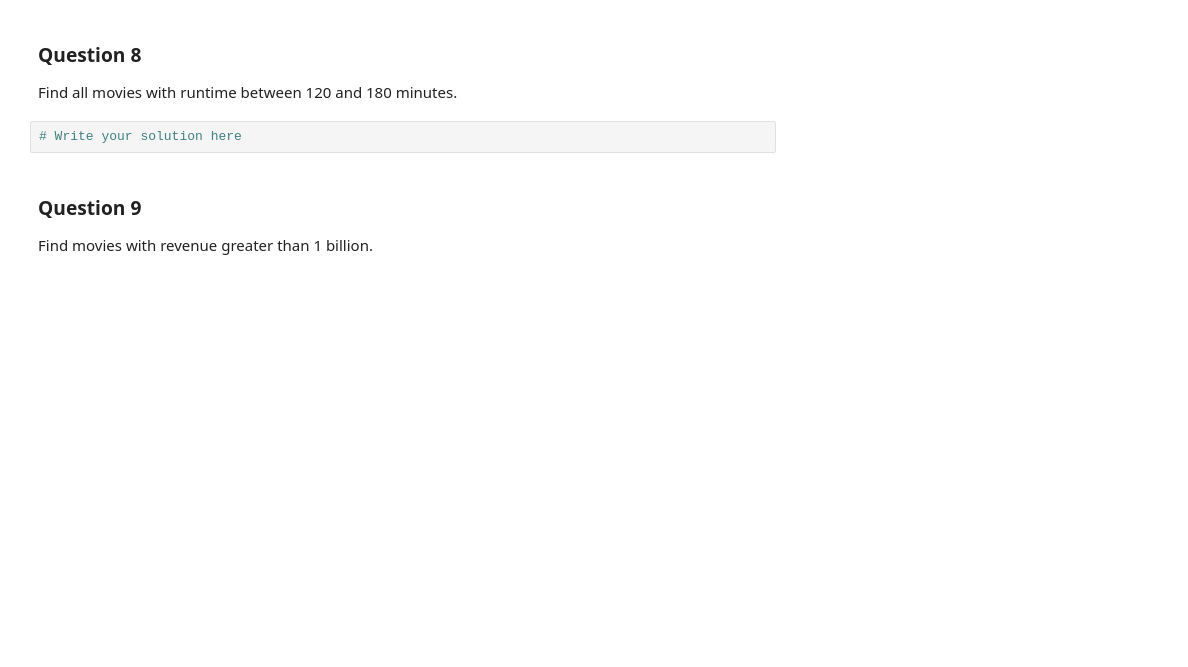
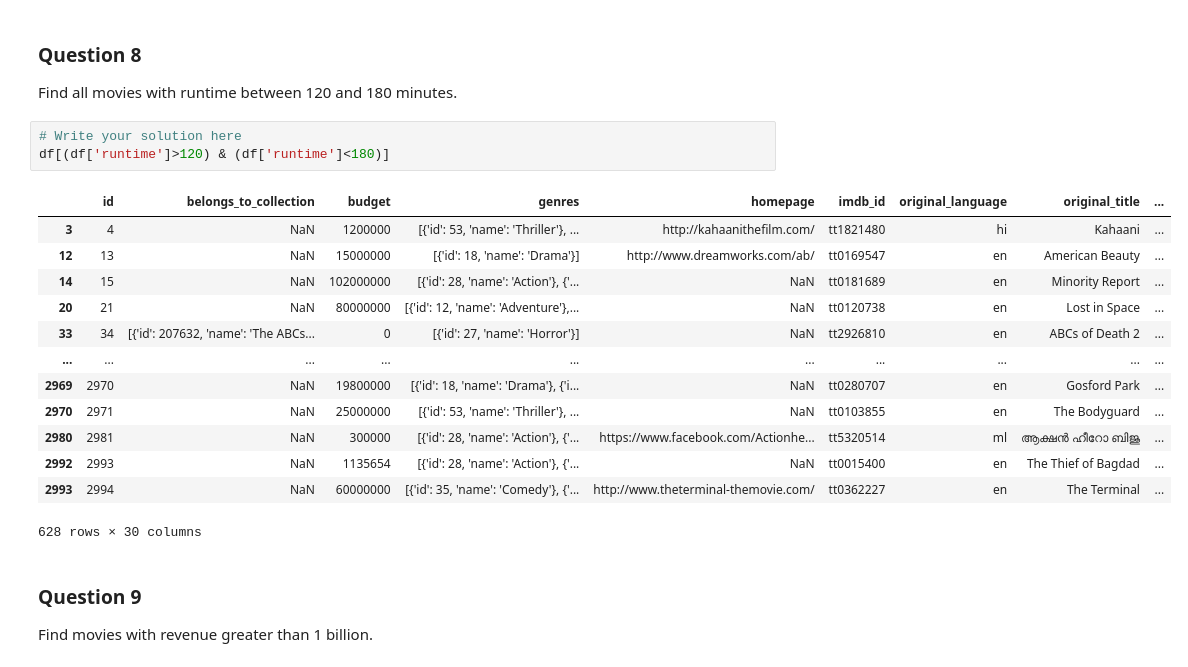
Before and after one commit to sanyam092006/ml_new, a Jupyter notebook: Copy_of_IMDb_Week_Long_Pandas_Assignment.ipynb, the cells around one changed output. Saved outputs shown, nothing was run; the diff lists cells and outputs as text; blank space fills up the shorter version.

```diff
--- a/Copy_of_IMDb_Week_Long_Pandas_Assignment.ipynb
+++ b/Copy_of_IMDb_Week_Long_Pandas_Assignment.ipynb
@@ -961,6 +983,21 @@ Find the top 5 most profitable English movies.
 Find all movies with runtime between 120 and 180 minutes.
 # %%
 # Write your solution here
+df[(df['runtime']>120) & (df['runtime']<180)]
+# %% [output]
+|  | id | belongs_to_collection | budget | genres | homepage | imdb_id | original_language | original_title | ... |
+| 3 | 4 | NaN | 1200000 | [{'id': 53, 'name': 'Thriller'}, ... | http://kahaanithefilm.com/ | tt1821480 | hi | Kahaani | ... |
+| 12 | 13 | NaN | 15000000 | [{'id': 18, 'name': 'Drama'}] | http://www.dreamworks.com/ab/ | tt0169547 | en | American Beauty | ... |
+| 14 | 15 | NaN | 102000000 | [{'id': 28, 'name': 'Action'}, {'... | NaN | tt0181689 | en | Minority Report | ... |
+| 20 | 21 | NaN | 80000000 | [{'id': 12, 'name': 'Adventure'},... | NaN | tt0120738 | en | Lost in Space | ... |
+| 33 | 34 | [{'id': 207632, 'name': 'The ABCs... | 0 | [{'id': 27, 'name': 'Horror'}] | NaN | tt2926810 | en | ABCs of Death 2 | ... |
+| ... | ... | ... | ... | ... | ... | ... | ... | ... | ... |
+| 2969 | 2970 | NaN | 19800000 | [{'id': 18, 'name': 'Drama'}, {'i... | NaN | tt0280707 | en | Gosford Park | ... |
+| 2970 | 2971 | NaN | 25000000 | [{'id': 53, 'name': 'Thriller'}, ... | NaN | tt0103855 | en | The Bodyguard | ... |
+| 2980 | 2981 | NaN | 300000 | [{'id': 28, 'name': 'Action'}, {'... | https://www.facebook.com/Actionhe... | tt5320514 | ml | ആക്ഷൻ ഹീറോ ബിജു | ... |
+| 2992 | 2993 | NaN | 1135654 | [{'id': 28, 'name': 'Action'}, {'... | NaN | tt0015400 | en | The Thief of Bagdad | ... |
+| 2993 | 2994 | NaN | 60000000 | [{'id': 35, 'name': 'Comedy'}, {'... | http://www.theterminal-themovie.com/ | tt0362227 | en | The Terminal | ... |
+628 rows × 30 columns
 # %% [markdown]
 ### Question 9
 Find movies with revenue greater than 1 billion.
```
Also changed, not shown: parts of 5 cells of this notebook.
